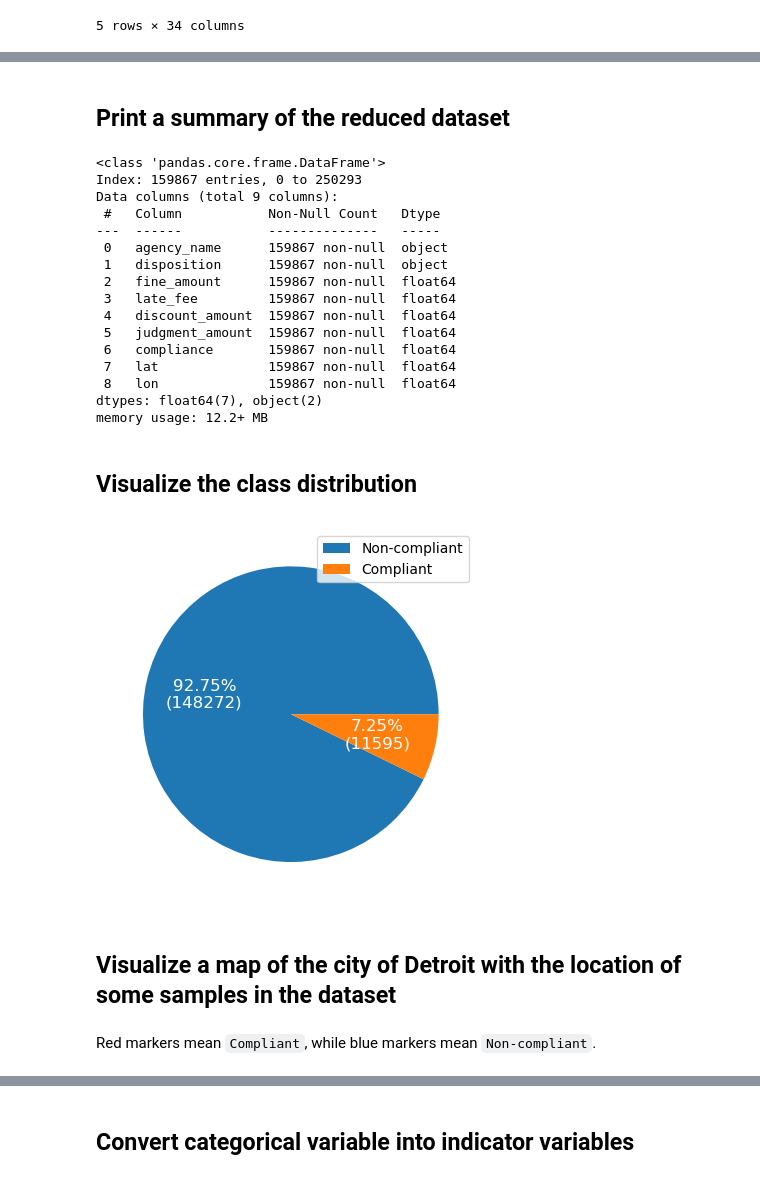
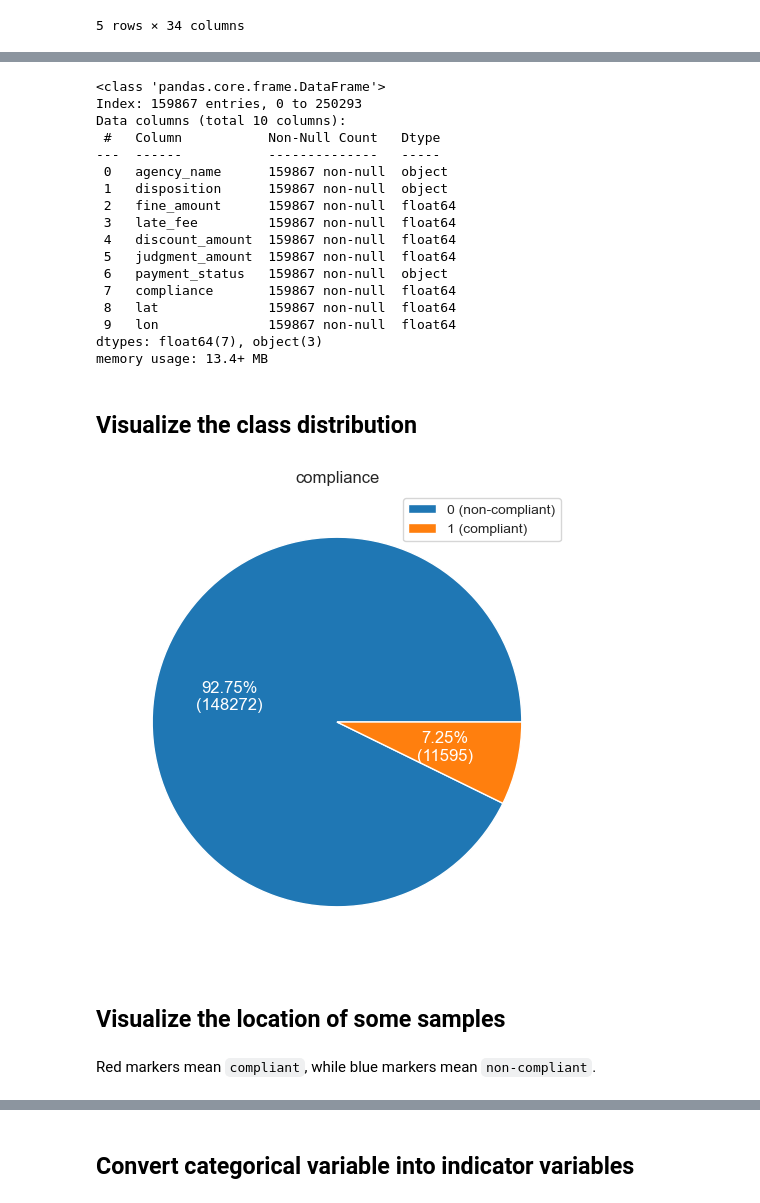
Before and after one commit to LuisAngelMendozaVelasco/luisangelmendozavelasco.github.io, a Jupyter notebook: _portfolio/Applied_Data_Science_with_Python_Specialization/portfolio-4.ipynb, the cells around one changed output, grey strips where cells are left out. Cells and saved outputs as stored; diff of their text form; code cells hidden in the pictures.

```diff
--- a/_portfolio/Applied_Data_Science_with_Python_Specialization/portfolio-4.ipynb
+++ b/_portfolio/Applied_Data_Science_with_Python_Specialization/portfolio-4.ipynb
@@ -114,0 +33,4 @@ df_latlons
+# %%
+addresses_url = 'https://raw.githubusercontent.com/LuisAngelMendozaVelasco/Applied_Data_Science_with_Python_Specialization/main/Applied_Machine_Learning_in_Python/Week4/Labs/data/addresses.csv.gz'
+df_addresses = pd.read_csv(addresses_url)
+df_addresses.head()
@@ -114,0 +44,4 @@ df_latlons
+# %%
+latlons_url = 'https://raw.githubusercontent.com/LuisAngelMendozaVelasco/Applied_Data_Science_with_Python_Specialization/main/Applied_Machine_Learning_in_Python/Week4/Labs/data/latlons.csv'
+df_latlons = pd.read_csv(latlons_url)
+df_latlons.head()
@@ -117,3 +146,3 @@ df_latlons
 # %%
-df_addresses_latlons = df_addresses.merge(df_latlons, on="address")
-df_merged_data = df_original_data.merge(df_addresses_latlons, on="ticket_id")
+df = df_data.merge(df_addresses.merge(df_latlons, on="address"), on="ticket_id")
+df.head()
@@ -122,8 +159,8 @@ df_merged_data = df_original_data.merge(df_addresses_latlons, on="ticket_id")
 # %%
-df_reduced_data = df_merged_data[df_merged_data['country'] == "USA"]
-
 drop_columns = ['ticket_id', 'inspector_name', 'violator_name', 'violation_street_number', 'violation_street_name', 'violation_zip_code',
                 'mailing_address_str_number', 'mailing_address_str_name', 'city', 'state', 'zip_code', 'non_us_str_code', 'country', 'ticket_issued_date',
                 'hearing_date', 'violation_description', 'violation_code', 'admin_fee', 'state_fee', 'clean_up_cost', 'grafitti_status', 'payment_amount',
-                'balance_due', 'payment_date', 'payment_status', 'collection_status', 'compliance_detail', 'address']
-df_reduced_data = df_reduced_data.drop(drop_columns, axis=1).dropna()
+                'balance_due', 'payment_date', 'collection_status', 'compliance_detail', 'address']
+
+df_reduced = df[df['country'] == "USA"].drop(drop_columns, axis=1).dropna()
+df_reduced.head()
@@ -130,11 +174,9 @@ df_reduced_data = df_reduced_data.drop(drop_columns, axis=1).dropna()
-# %% [markdown]
-## Print a summary of the reduced dataset
 # %%
-df_reduced_data.info()
+df_reduced.info()
 # %% [output]
 <class 'pandas.core.frame.DataFrame'>
 Index: 159867 entries, 0 to 250293
-Data columns (total 9 columns):
+Data columns (total 10 columns):
  #   Column           Non-Null Count   Dtype
 ---  ------           --------------   -----
  0   agency_name      159867 non-null  object
@@ -143,27 +185,26 @@ Data columns (total 9 columns):
  3   late_fee         159867 non-null  float64
  4   discount_amount  159867 non-null  float64
  5   judgment_amount  159867 non-null  float64
- 6   compliance       159867 non-null  float64
- 7   lat              159867 non-null  float64
- 8   lon              159867 non-null  float64
-dtypes: float64(7), object(2)
-memory usage: 12.2+ MB
+ 6   payment_status   159867 non-null  object
+ 7   compliance       159867 non-null  float64
+ 8   lat              159867 non-null  float64
+ 9   lon              159867 non-null  float64
+dtypes: float64(7), object(3)
+memory usage: 13.4+ MB
 # %% [markdown]
 ## Visualize the class distribution
 # %%
-compliant = df_reduced_data["compliance"].sum()
-non_compliant = len(df_reduced_data) - compliant
-labels = ["Non-compliant", "Compliant"]
-sizes = [non_compliant, compliant]
+labels, sizes = np.unique(df_reduced["compliance"], return_counts=True)
 
-fig, ax = plt.subplots()
+fig, ax = plt.subplots(figsize=(6, 6))
 ax.pie(sizes, textprops={'fontsize': '12', 'color': 'w'}, autopct=lambda pct: "{:.2f}%\n({:d})".format(pct, round(pct/100 * sum(sizes))))
-ax.legend(labels)
+ax.legend(["1 (compliant)" if i else "0 (non-compliant)" for i in labels])
+ax.set_title("compliance")
 plt.show()
 # %% [output]
-[figure, old version]
+[figure, new version]
 # %% [markdown]
-## Visualize a map of the city of Detroit with the location of some samples in the dataset
+## Visualize the location of some samples
 # %% [markdown]
-Red markers mean `Compliant`, while blue markers mean `Non-compliant`.
+Red markers mean `compliant`, while blue markers mean `non-compliant`.
 # %%
```
Also changed, not shown: parts of 34 cells of this notebook, 40 other files.
